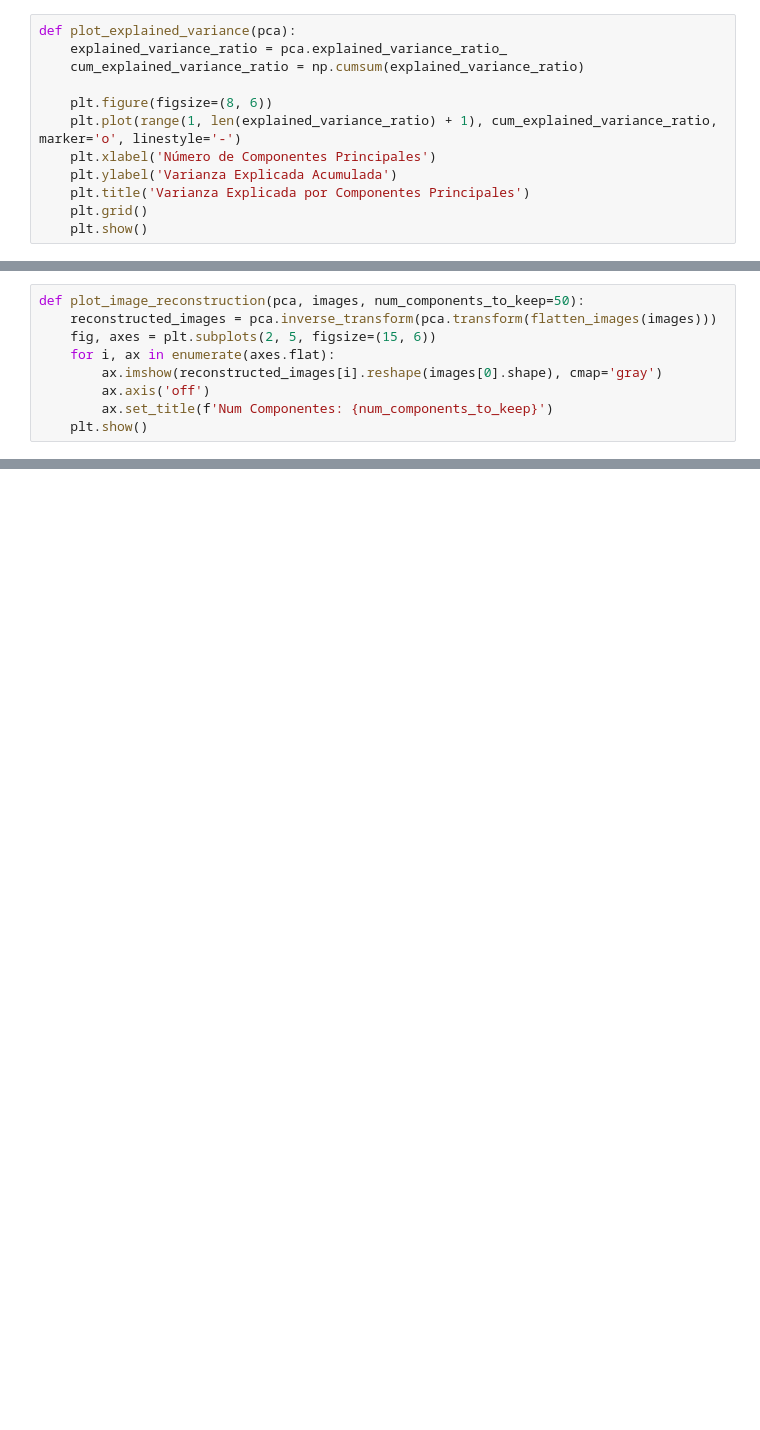
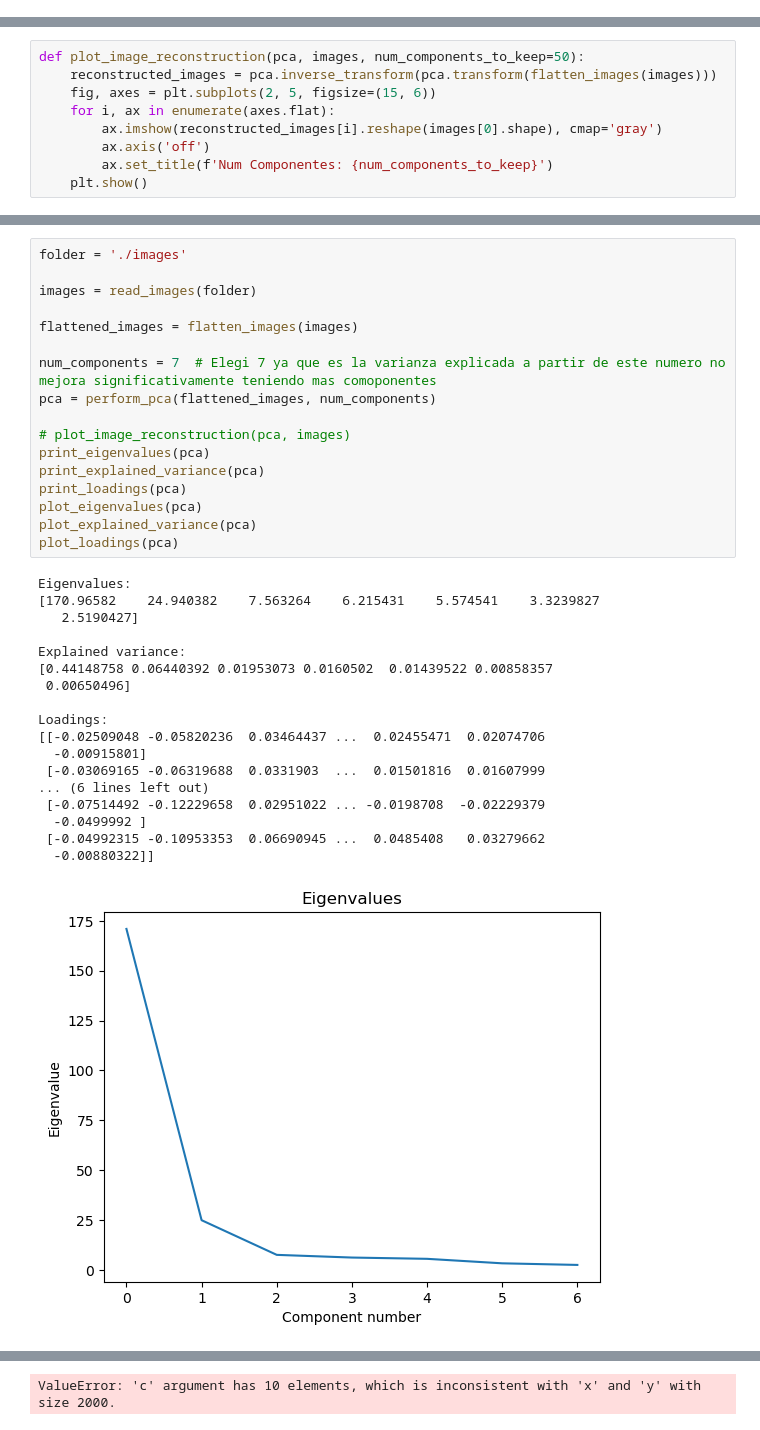
Before and after one commit to azulamakk/PF-vacasVaqueras, a Jupyter notebook: 03.0-am-PCA.ipynb, the cells around one changed output, grey strips where cells are left out. Saved outputs shown, nothing was run; the diff lists cells and outputs as text; blank space fills up the shorter version.

Commit message:
fix pca, +eigen, +loadings

```diff
--- a/03.0-am-PCA.ipynb
+++ b/03.0-am-PCA.ipynb
@@ -81,12 +34,0 @@ Componente 3:
-# %%
-def plot_explained_variance(pca):
-    explained_variance_ratio = pca.explained_variance_ratio_
-    cum_explained_variance_ratio = np.cumsum(explained_variance_ratio)
-
-    plt.figure(figsize=(8, 6))
-    plt.plot(range(1, len(explained_variance_ratio) + 1), cum_explained_variance_ratio, marker='o', linestyle='-')
-    plt.xlabel('Número de Componentes Principales')
-    plt.ylabel('Varianza Explicada Acumulada')
-    plt.title('Varianza Explicada por Componentes Principales')
-    plt.grid()
-    plt.show()
@@ -118,0 +100,36 @@ if __name__ == "__main__":
+# %%
+folder = './images'
+
+images = read_images(folder)
+
+flattened_images = flatten_images(images)
+
+num_components = 7  # Elegi 7 ya que es la varianza explicada a partir de este numero no mejora significativamente teniendo mas comoponentes
+pca = perform_pca(flattened_images, num_components)
+
+# plot_image_reconstruction(pca, images)
+print_eigenvalues(pca)
+print_explained_variance(pca)
+print_loadings(pca)
+plot_eigenvalues(pca)
+plot_explained_variance(pca)
+plot_loadings(pca)
+# %% [output]
+Eigenvalues:
+[170.96582    24.940382    7.563264    6.215431    5.574541    3.3239827
+   2.5190427]
+
+Explained variance:
+[0.44148758 0.06440392 0.01953073 0.0160502  0.01439522 0.00858357
+ 0.00650496]
+
+Loadings:
+[[-0.02509048 -0.05820236  0.03464437 ...  0.02455471  0.02074706
+  -0.00915801]
+ [-0.03069165 -0.06319688  0.0331903  ...  0.01501816  0.01607999
+... (6 lines left out)
+ [-0.07514492 -0.12229658  0.02951022 ... -0.0198708  -0.02229379
+  -0.0499992 ]
+ [-0.04992315 -0.10953353  0.06690945 ...  0.0485408   0.03279662
+  -0.00880322]]
+[figure, added]
@@ -118,0 +138 @@ if __name__ == "__main__":
+ValueError: 'c' argument has 10 elements, which is inconsistent with 'x' and 'y' with size 2000.
```
Also changed, not shown: parts of 6 cells of this notebook.
